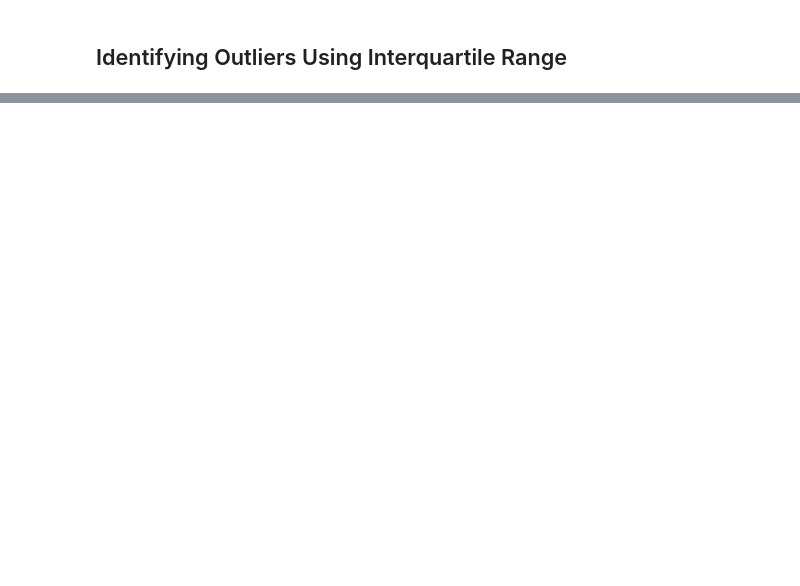
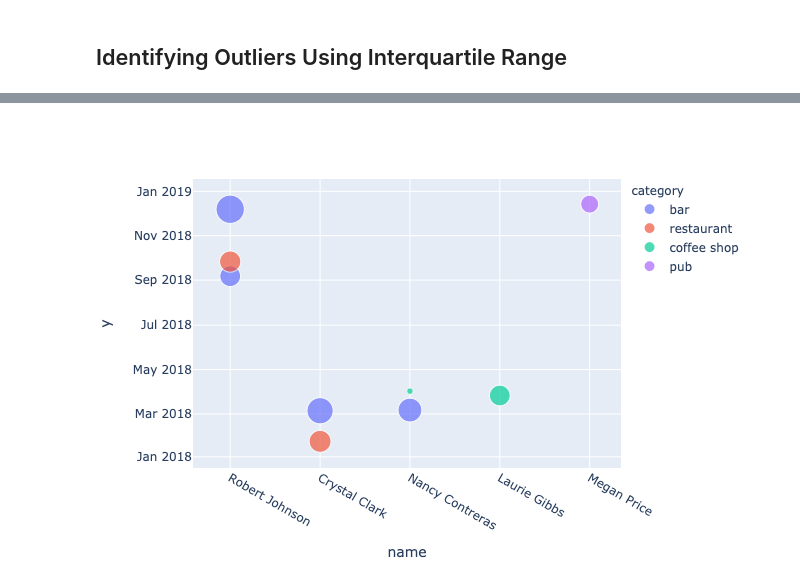
Before and after one commit to Kowsi/Fraudulent-Transaction-SQL, a Jupyter notebook: Starter_Files/challenge.ipynb, the cells around one changed output, grey strips where cells are left out. Saved outputs shown, nothing was run; the diff lists cells and outputs as text; code cells hidden in the pictures; blank space fills up the shorter version.

```diff
--- a/Starter_Files/challenge.ipynb
+++ b/Starter_Files/challenge.ipynb
@@ -23,0 +124,11 @@ engine = create_engine("postgresql://postgres:postgres@localhost:5432/fraud_dete
+# %%
+start = datetime.time(7,0,0)
+end = datetime.time(9,0,0)
+
+anomalous_transactions = outliner_iqr.between_time(start, end).sort_values('amount', ascending=False).head(100)
+
+
+px.scatter(anomalous_transactions, x='name', y=anomalous_transactions.index, color="category",
+                 size='amount')
+# %% [output]
+[figure, added]
```
Also changed, not shown: parts of 12 cells of this notebook, 1 other file.
